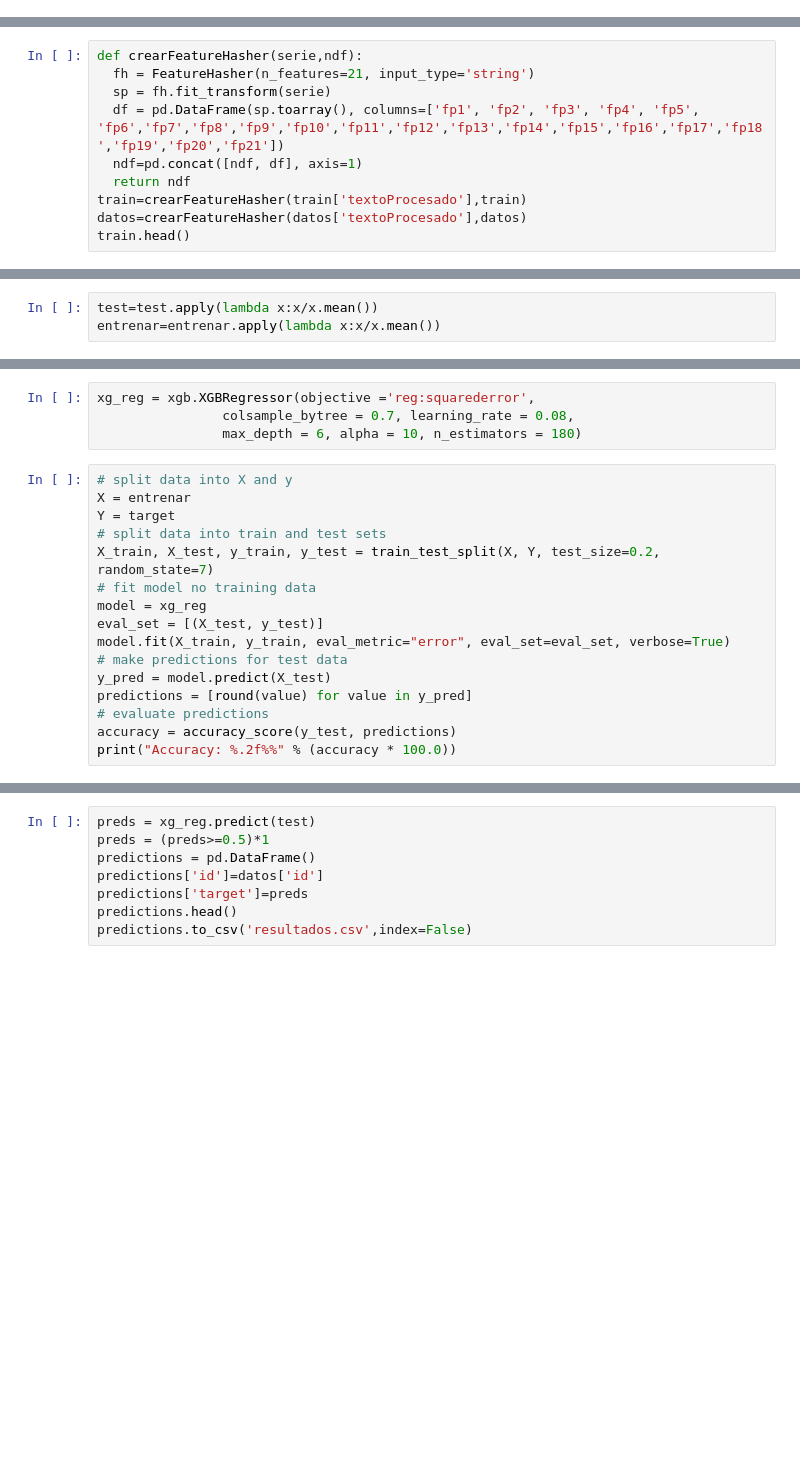
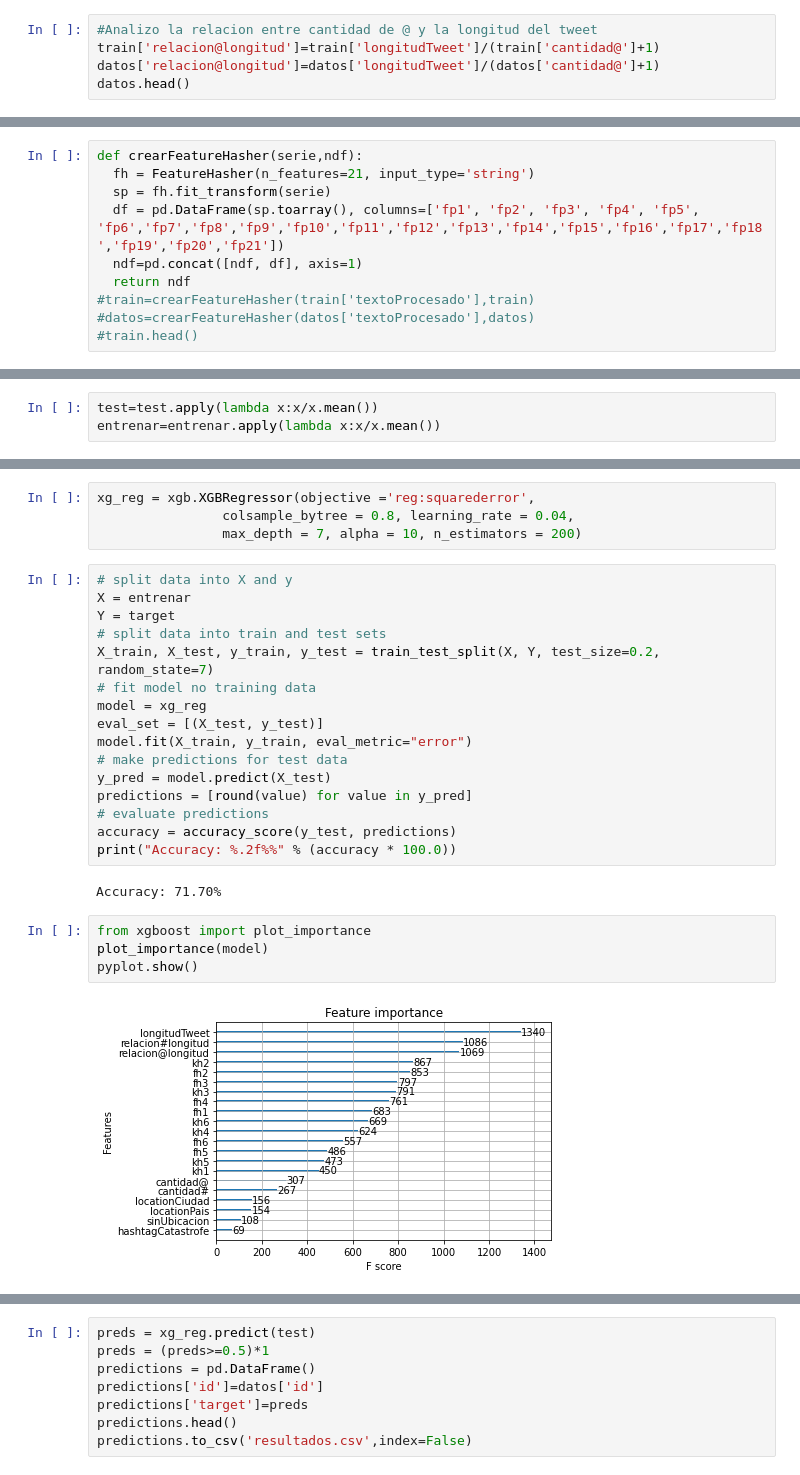
Before and after one commit to NicolasRFL/OrgaDatosTP2, a Jupyter notebook: Untitled3.ipynb, the cells around one changed output, grey strips where cells are left out. Cells and saved outputs as stored; diff of their text form; blank space fills up the shorter version.

```diff
--- a/Untitled3.ipynb
+++ b/Untitled3.ipynb
@@ -172,0 +292,5 @@ datos.head()
+# %%
+#Analizo la relacion entre cantidad de @ y la longitud del tweet
+train['relacion@longitud']=train['longitudTweet']/(train['cantidad@']+1)
+datos['relacion@longitud']=datos['longitudTweet']/(datos['cantidad@']+1)
+datos.head()
@@ -177,9 +312,9 @@ def crearFeatureHasher(serie,ndf):
   df = pd.DataFrame(sp.toarray(), columns=['fp1', 'fp2', 'fp3', 'fp4', 'fp5', 'fp6','fp7','fp8','fp9','fp10','fp11','fp12','fp13','fp14','fp15','fp16','fp17','fp18','fp19','fp20','fp21'])
   ndf=pd.concat([ndf, df], axis=1)
   return ndf
-train=crearFeatureHasher(train['textoProcesado'],train)
-datos=crearFeatureHasher(datos['textoProcesado'],datos)
-train.head()
+#train=crearFeatureHasher(train['textoProcesado'],train)
+#datos=crearFeatureHasher(datos['textoProcesado'],datos)
+#train.head()
 # %%
 #Remuevo cosas que no hacen al analisis
 entrenar=train.drop(columns=['target','id','keyword','location','text','textoProcesado'])
@@ -198,7 +365,7 @@ entrenar.info()
 # %%
 xg_reg = xgb.XGBRegressor(objective ='reg:squarederror',
-                colsample_bytree = 0.7, learning_rate = 0.08,
-                max_depth = 6, alpha = 10, n_estimators = 180)
+                colsample_bytree = 0.8, learning_rate = 0.04,
+                max_depth = 7, alpha = 10, n_estimators = 200)
 # %%
 # split data into X and y
 X = entrenar
@@ -208,13 +375,21 @@ X_train, X_test, y_train, y_test = train_test_split(X, Y, test_size=0.2, random_
 # fit model no training data
 model = xg_reg
 eval_set = [(X_test, y_test)]
-model.fit(X_train, y_train, eval_metric="error", eval_set=eval_set, verbose=True)
+model.fit(X_train, y_train, eval_metric="error")
 # make predictions for test data
 y_pred = model.predict(X_test)
 predictions = [round(value) for value in y_pred]
 # evaluate predictions
 accuracy = accuracy_score(y_test, predictions)
 print("Accuracy: %.2f%%" % (accuracy * 100.0))
+# %% [output]
+Accuracy: 71.70%
+# %%
+from xgboost import plot_importance
+plot_importance(model)
+pyplot.show()
+# %% [output]
+[figure, added]
 # %%
 eval_set = [(X_train, y_train), (X_test, y_test)]
 model.fit(X_train, y_train, eval_metric=["error", "logloss"], eval_set=eval_set, verbose=True)
```
Also changed, not shown: parts of 30 cells of this notebook.
